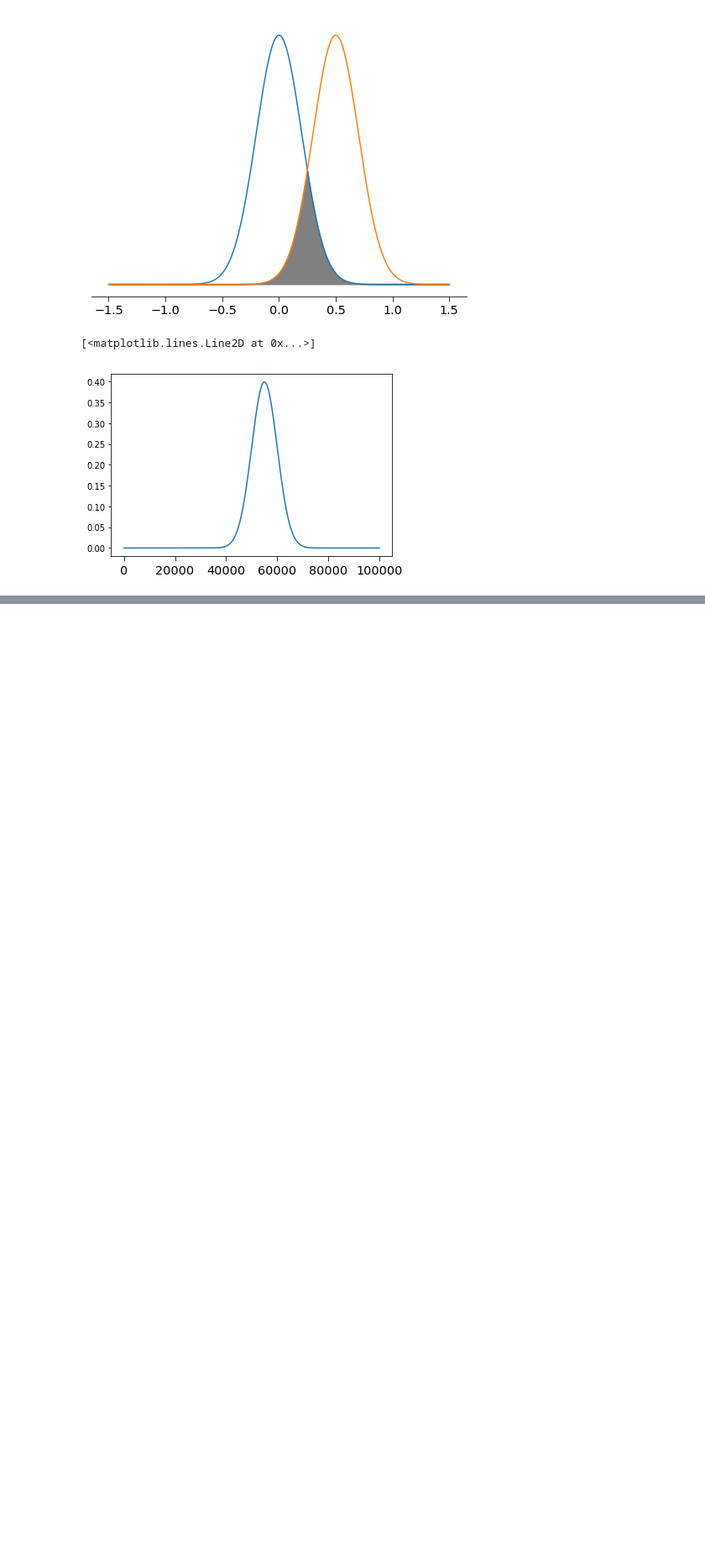
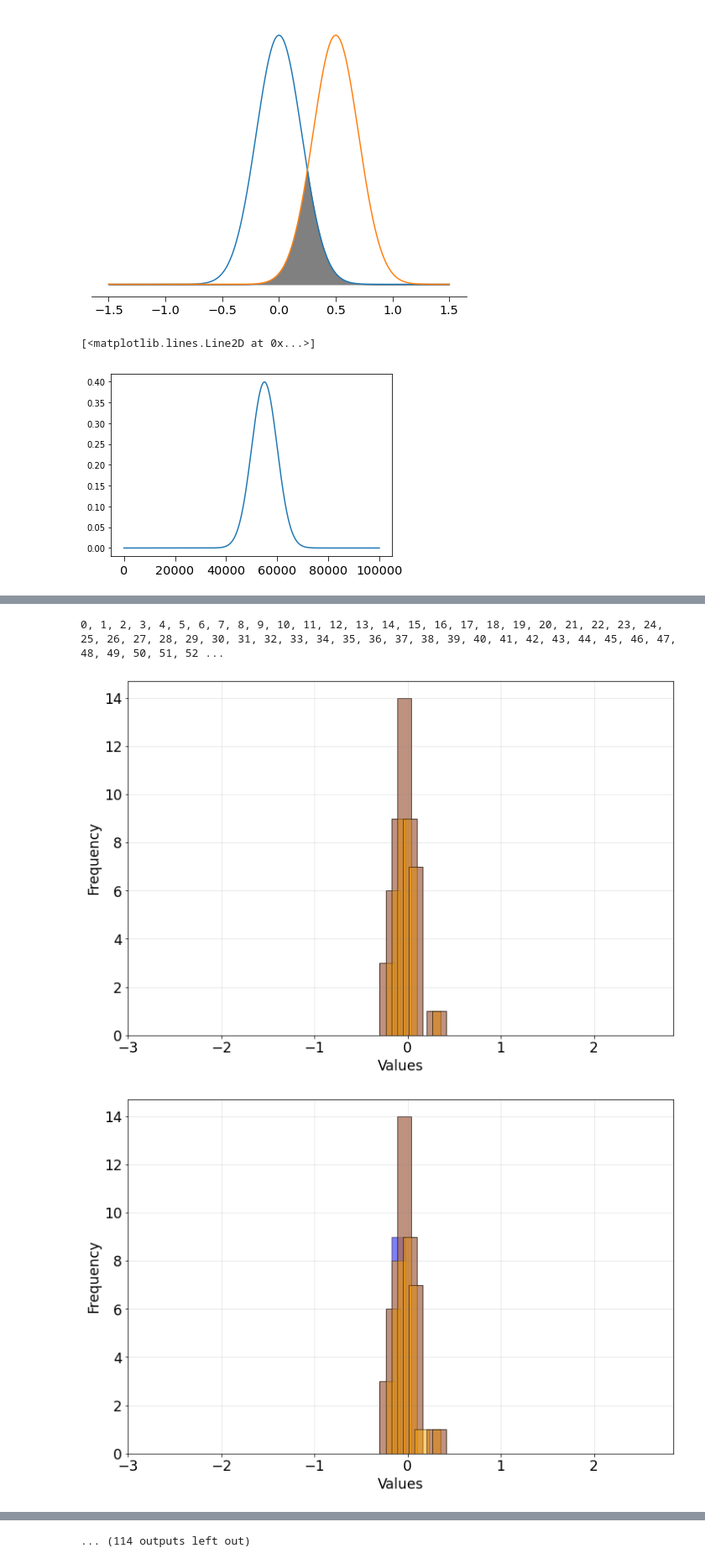
Before and after one commit to alexborowiak/time_of_emergene_drafts, a Jupyter notebook: toplevel_notebooks/IMSC_figures.ipynb, the cells around one changed output, grey strips where cells are left out. Shown at 84% size. Saved outputs shown, nothing was run; the diff lists cells and outputs as text; code cells hidden in the pictures; blank space fills up the shorter version.

```diff
--- a/toplevel_notebooks/IMSC_figures.ipynb
+++ b/toplevel_notebooks/IMSC_figures.ipynb
@@ -67,0 +205,23 @@ plt.plot(out)
+# %%
+for i in range(0, len(best_ds_smean)-50):
+    print(f'{i}, ', end='')
+    fig , ax = plt.subplots(figsize=(12, 8))
+
+    hist_b, bin_edges_b = np.histogram(best_ds_smean.isel(time=slice(0, 50)).values)
+    #ax.hist(bin_edges_b[:-1], bin_edges_b, weights=hist_b, edgecolor='black', color='orange')
+    plt.bar(bin_edges_b[:-1], hist_b,width=0.15, edgecolor='black', color='blue', alpha=0.5)
+
+
+    hist, bin_edges = np.histogram(best_ds_smean.isel(time=slice(i, i+50)).values)
+    plt.bar(bin_edges[:-1], hist,width=0.15, edgecolor='black', color='orange', alpha=0.5)
+    #ax.hist(bin_edges[:-1], bin_edges, weights=hist, edgecolor='black', color='blue', alpha=0.5)
+
+    # Add title and labels
+    ax.set_xlabel('Values')
+    ax.set_ylabel('Frequency')
+    ax.set_xlim(np.take(bins, [0, -1]))
+    ax.grid(True, alpha=0.2, color='grey')
+# %% [output]
+0, 1, 2, 3, 4, 5, 6, 7, 8, 9, 10, 11, 12, 13, 14, 15, 16, 17, 18, 19, 20, 21, 22, 23, 24, 25, 26, 27, 28, 29, 30, 31, 32, 33, 34, 35, 36, 37, 38, 39, 40, 41, 42, 43, 44, 45, 46, 47, 48, 49, 50, 51, 52 ...
+[figure, added]
+[figure, added]
@@ -67,0 +237 @@ plt.plot(out)
+... (114 outputs left out)
```
Also changed, not shown: parts of 40 cells of this notebook.
